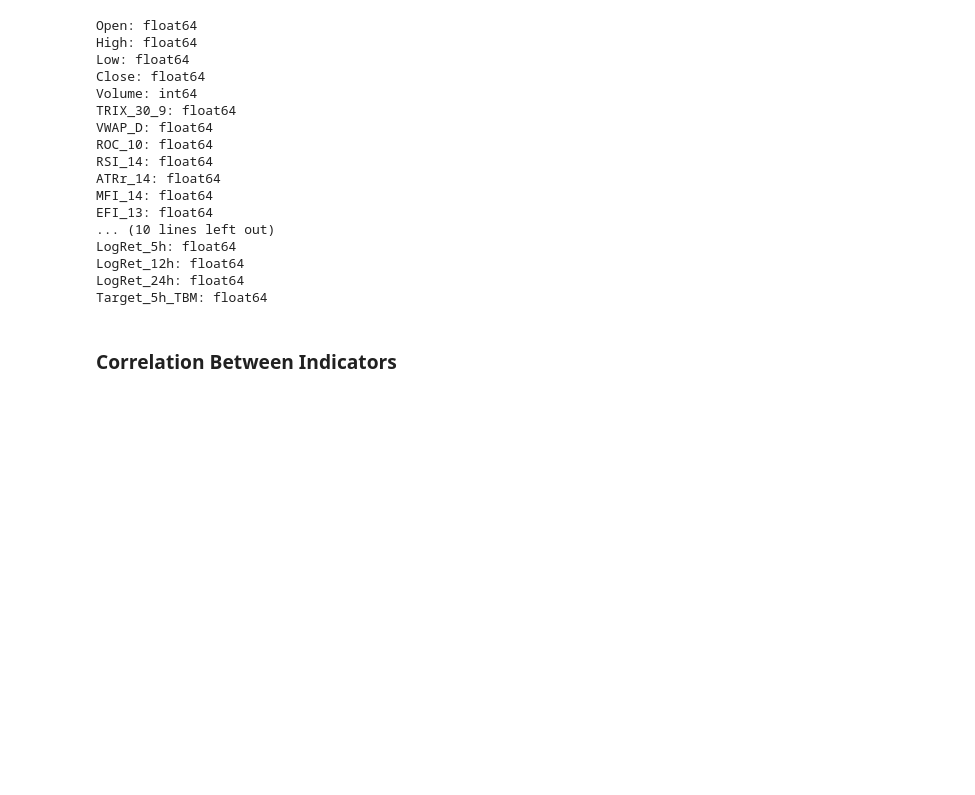
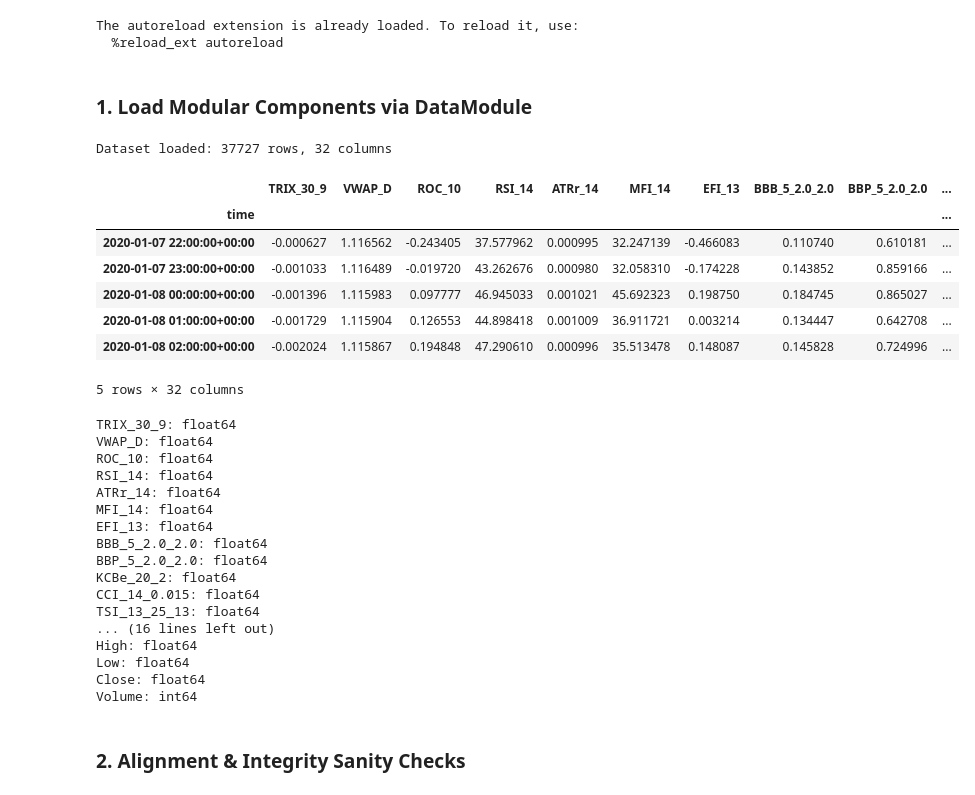
Before and after one commit to dilshanjayy/multi-model-forex-prediction-dl, a Jupyter notebook: notebooks/processed_technical_eda.ipynb, the cells around one changed output. Drawn from its saved outputs; the diff is of its cells as text; code cells hidden in the pictures; blank space fills up the shorter version.

```diff
--- a/notebooks/processed_technical_eda.ipynb
+++ b/notebooks/processed_technical_eda.ipynb
@@ -25,12 +4,47 @@ df.head()
+# %%
+%load_ext autoreload
+%autoreload 2
+
+import os
+import sys
+# import pandas as pd
+import numpy as np
+import seaborn as sns
+import matplotlib.pyplot as plt
+
+# Add project root to path
+sys.path.append(os.path.abspath(os.path.join(os.getcwd(), "..")))
+
+from src.data.data_module import DataModule
+# %% [output]
+The autoreload extension is already loaded. To reload it, use:
+  %reload_ext autoreload
+# %% [markdown]
+### 1. Load Modular Components via DataModule
+# %%
+PROCESSED_DIR = "../data/processed_market"
+dm = DataModule(PROCESSED_DIR)
+
+# Load and join features, targets, and metadata
+df = dm.prepare_dataset(components=["technical_features", "targets", "metadata"])
+df.sort_index(inplace=True)
+
+print(f"Dataset loaded: {df.shape[0]} rows, {df.shape[1]} columns")
+df.head()
+# %% [output]
+Dataset loaded: 37727 rows, 32 columns
+|  | TRIX_30_9 | VWAP_D | ROC_10 | RSI_14 | ATRr_14 | MFI_14 | EFI_13 | BBB_5_2.0_2.0 | BBP_5_2.0_2.0 | ... |
+| time |  |  |  |  |  |  |  |  |  | ... |
+| 2020-01-07 22:00:00+00:00 | -0.000627 | 1.116562 | -0.243405 | 37.577962 | 0.000995 | 32.247139 | -0.466083 | 0.110740 | 0.610181 | ... |
+| 2020-01-07 23:00:00+00:00 | -0.001033 | 1.116489 | -0.019720 | 43.262676 | 0.000980 | 32.058310 | -0.174228 | 0.143852 | 0.859166 | ... |
+| 2020-01-08 00:00:00+00:00 | -0.001396 | 1.115983 | 0.097777 | 46.945033 | 0.001021 | 45.692323 | 0.198750 | 0.184745 | 0.865027 | ... |
+| 2020-01-08 01:00:00+00:00 | -0.001729 | 1.115904 | 0.126553 | 44.898418 | 0.001009 | 36.911721 | 0.003214 | 0.134447 | 0.642708 | ... |
+| 2020-01-08 02:00:00+00:00 | -0.002024 | 1.115867 | 0.194848 | 47.290610 | 0.000996 | 35.513478 | 0.148087 | 0.145828 | 0.724996 | ... |
+5 rows × 32 columns
 # %%
 for c in df.columns:
     print(f"{c}: {df[c].dtype}")
 # %% [output]
-Open: float64
-High: float64
-Low: float64
-Close: float64
-Volume: int64
 TRIX_30_9: float64
 VWAP_D: float64
 ROC_10: float64
@@ -38,10 +52,15 @@ RSI_14: float64
 ATRr_14: float64
 MFI_14: float64
 EFI_13: float64
-... (10 lines left out)
-LogRet_5h: float64
-LogRet_12h: float64
-LogRet_24h: float64
-Target_5h_TBM: float64
+BBB_5_2.0_2.0: float64
+BBP_5_2.0_2.0: float64
+KCBe_20_2: float64
+CCI_14_0.015: float64
+TSI_13_25_13: float64
+... (16 lines left out)
+High: float64
+Low: float64
+Close: float64
+Volume: int64
-# %% [markdown]
-### Correlation Between Indicators
+# %% [markdown]
+### 2. Alignment & Integrity Sanity Checks
```
Also changed, not shown: parts of 8 cells of this notebook, 29 other files.
